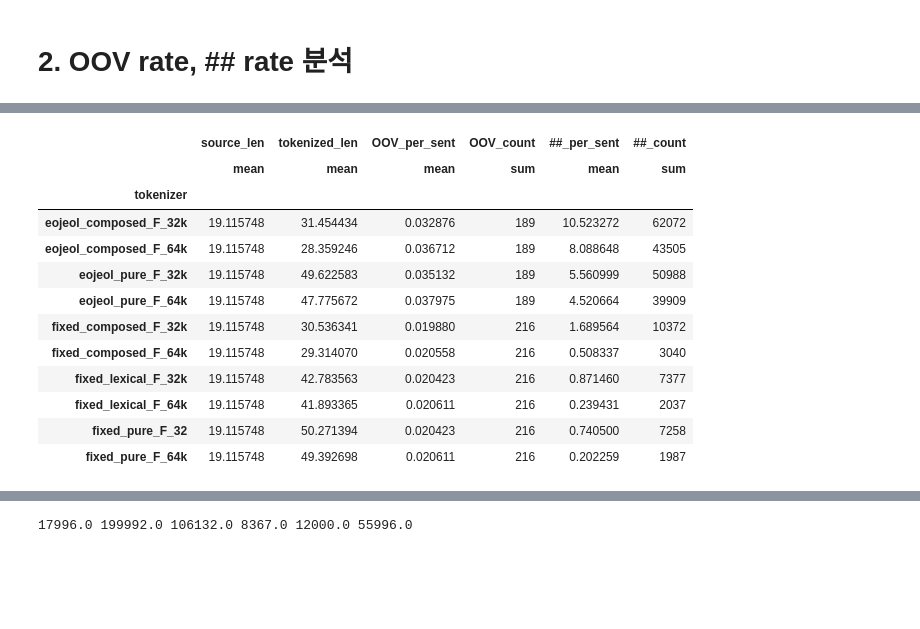
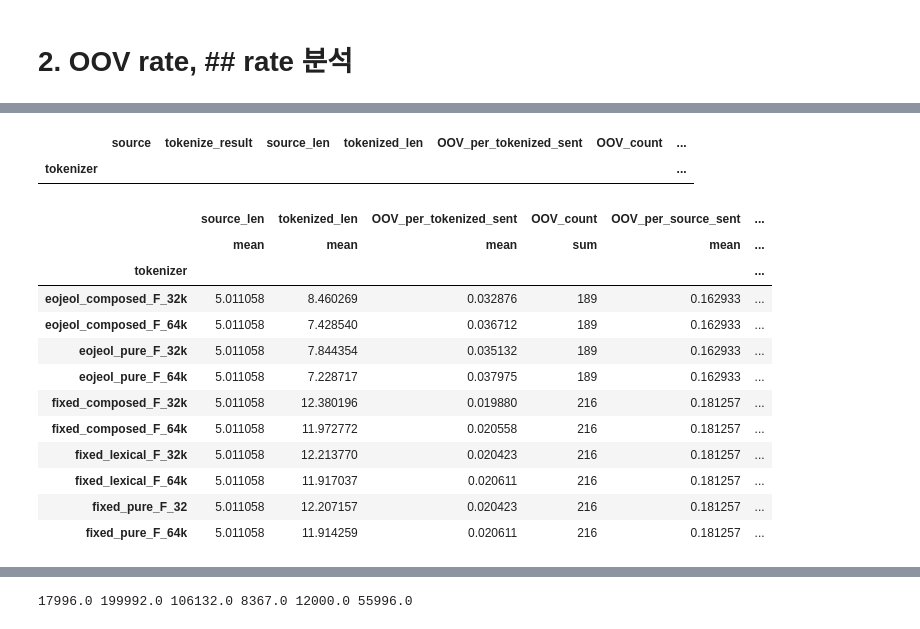
Before and after one commit to taeheejeon22/MorphSubDecomp-Korean, a Jupyter notebook: dataset_analysis/oov_analysis.ipynb, the cells around one changed output, grey strips where cells are left out. Drawn from its saved outputs; the diff is of its cells as text; code cells hidden in the pictures; blank space fills up the shorter version.

```diff
--- a/dataset_analysis/oov_analysis.ipynb
+++ b/dataset_analysis/oov_analysis.ipynb
@@ -550,16 +550,20 @@ def getOOVdividedbyAllTokens(corpus):
 
     return Shop_count, token_count, Shop_count/token_count*100
 # %%
-cola_train = pd.read_csv('dataset_analysis/cola_train.tsv', sep='\t')
-cola_dev = pd.read_csv('dataset_analysis/cola_dev.tsv', sep='\t')
-cola_test = pd.read_csv('dataset_analysis/cola_test.tsv', sep='\t')
+import pandas as pd
+import re
+
+cola_train = pd.read_csv('dataset_analysis/tokenized/cola_train.tsv', sep='\t')
+cola_dev = pd.read_csv('dataset_analysis/tokenized/cola_dev.tsv', sep='\t')
+cola_test = pd.read_csv('dataset_analysis/tokenized/cola_test.tsv', sep='\t')
 cola = pd.concat([cola_train, cola_dev, cola_test])
 cola['tokenize_result'] = cola['tokenize_result'].apply(lambda x: removeCS(x))
-cola['source_len'] = cola['source'].apply(lambda x: len(x))
-cola['tokenized_len'] = cola['tokenize_result'].apply(lambda x: len(x))
+cola['source_len'] = cola['source'].apply(lambda x: len(x.split()))
+cola['tokenized_len'] = cola['tokenize_result'].apply(lambda x: len(x.split()))
 
-cola['OOV_per_sent'] = cola['tokenize_result'].apply(lambda x: getOOVRatePerSentence(x))
+cola['OOV_per_tokenized_sent'] = cola['tokenize_result'].apply(lambda x: getOOVRatePerSentence(x))
 cola['OOV_count'] = cola['tokenize_result'].apply(lambda x: getCountofAllOOV(x))
-
-cola['##_per_sent'] = cola['tokenize_result'].apply(lambda x: getShopRatePerSentence(x))
+cola['OOV_per_source_sent'] = cola['OOV_count'] / cola['source_len'] * 100
+cola['##_per_tokenized_sent'] = cola['tokenize_result'].apply(lambda x: getShopRatePerSentence(x))
 cola['##_count'] = cola['tokenize_result'].apply(lambda x: getCountofAllShop(x))
+cola['##_per_source_sent'] = cola['##_count'] / cola['source_len'] * 100
@@ -582,24 +570,31 @@ cola
+# %%
+cola[cola['tokenized_len'] > 128].groupby('tokenizer').count()
+# %% [output]
+|  | source | tokenize_result | source_len | tokenized_len | OOV_per_tokenized_sent | OOV_count | ... |
+| tokenizer |  |  |  |  |  |  | ... |
 # %%
 cola.groupby('tokenizer').agg({
     'source_len': ['mean'],
     'tokenized_len': ['mean'],
-    'OOV_per_sent': ['mean'],
+    'OOV_per_tokenized_sent': ['mean'],
     'OOV_count': ['sum'],
-    '##_per_sent': ['mean'],
-    '##_count': ['sum']
+    'OOV_per_source_sent': ['mean'],
+    '##_per_tokenized_sent': ['mean'],
+    '##_count': ['sum'],
+    '##_per_source_sent': ['mean', 'size'],
 })
 # %% [output]
-|  | source_len | tokenized_len | OOV_per_sent | OOV_count | ##_per_sent | ##_count |
-|  | mean | mean | mean | sum | mean | sum |
-| tokenizer |  |  |  |  |  |  |
-| eojeol_composed_F_32k | 19.115748 | 31.454434 | 0.032876 | 189 | 10.523272 | 62072 |
-| eojeol_composed_F_64k | 19.115748 | 28.359246 | 0.036712 | 189 | 8.088648 | 43505 |
-| eojeol_pure_F_32k | 19.115748 | 49.622583 | 0.035132 | 189 | 5.560999 | 50988 |
-| eojeol_pure_F_64k | 19.115748 | 47.775672 | 0.037975 | 189 | 4.520664 | 39909 |
-| fixed_composed_F_32k | 19.115748 | 30.536341 | 0.019880 | 216 | 1.689564 | 10372 |
-| fixed_composed_F_64k | 19.115748 | 29.314070 | 0.020558 | 216 | 0.508337 | 3040 |
-| fixed_lexical_F_32k | 19.115748 | 42.783563 | 0.020423 | 216 | 0.871460 | 7377 |
-| fixed_lexical_F_64k | 19.115748 | 41.893365 | 0.020611 | 216 | 0.239431 | 2037 |
-| fixed_pure_F_32 | 19.115748 | 50.271394 | 0.020423 | 216 | 0.740500 | 7258 |
-| fixed_pure_F_64k | 19.115748 | 49.392698 | 0.020611 | 216 | 0.202259 | 1987 |
+|  | source_len | tokenized_len | OOV_per_tokenized_sent | OOV_count | OOV_per_source_sent | ... |
+|  | mean | mean | mean | sum | mean | ... |
+| tokenizer |  |  |  |  |  | ... |
+| eojeol_composed_F_32k | 5.011058 | 8.460269 | 0.032876 | 189 | 0.162933 | ... |
+| eojeol_composed_F_64k | 5.011058 | 7.428540 | 0.036712 | 189 | 0.162933 | ... |
+| eojeol_pure_F_32k | 5.011058 | 7.844354 | 0.035132 | 189 | 0.162933 | ... |
+| eojeol_pure_F_64k | 5.011058 | 7.228717 | 0.037975 | 189 | 0.162933 | ... |
+| fixed_composed_F_32k | 5.011058 | 12.380196 | 0.019880 | 216 | 0.181257 | ... |
+| fixed_composed_F_64k | 5.011058 | 11.972772 | 0.020558 | 216 | 0.181257 | ... |
+| fixed_lexical_F_32k | 5.011058 | 12.213770 | 0.020423 | 216 | 0.181257 | ... |
+| fixed_lexical_F_64k | 5.011058 | 11.917037 | 0.020611 | 216 | 0.181257 | ... |
+| fixed_pure_F_32 | 5.011058 | 12.207157 | 0.020423 | 216 | 0.181257 | ... |
+| fixed_pure_F_64k | 5.011058 | 11.914259 | 0.020611 | 216 | 0.181257 | ... |
 # %%
```
Also changed, not shown: parts of 13 cells of this notebook.
